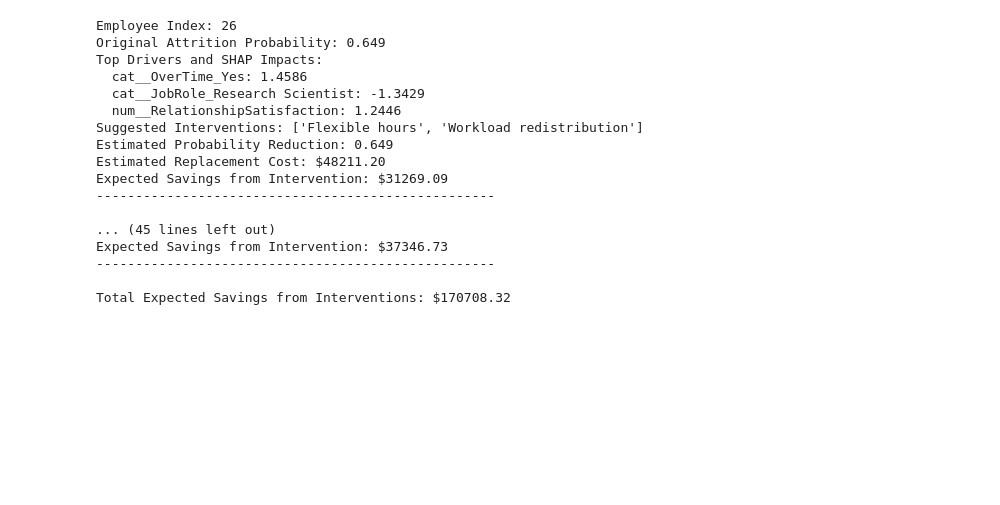
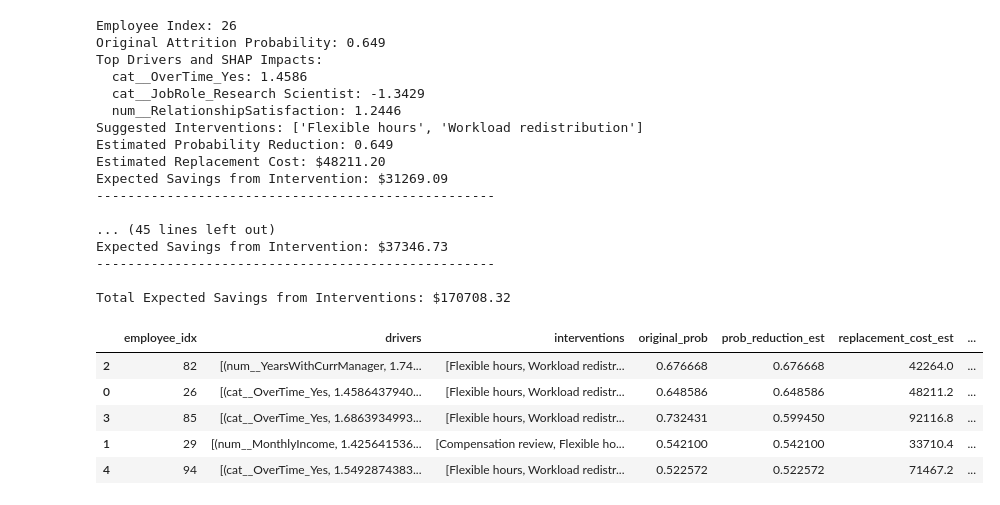
Before and after one commit to Matshiselan/HR-Employee-Attrition-Modeling, a Jupyter notebook: notebooks/hr_attrition_analysis.ipynb, the cells around one changed output. Cells and saved outputs as stored; diff of their text form; code cells hidden in the pictures; blank space fills up the shorter version.

```diff
--- a/notebooks/hr_attrition_analysis.ipynb
+++ b/notebooks/hr_attrition_analysis.ipynb
@@ -967,7 +967,7 @@ intervention_library = {
 pred_probs = final_pipeline.predict_proba(X_val)[:, 1]
 high_risk_indices = np.where(pred_probs > 0.5)[0]
 
-recommendations = []
+recommendations_2 = []
 
 for idx in high_risk_indices[:5]:
 
@@ -998,7 +998,7 @@ for idx in high_risk_indices[:5]:
     expected_savings = total_prob_reduction * replacement_cost if replacement_cost else None
 
     # Store output
-    recommendations.append({
+    recommendations_2.append({
         'employee_idx': idx,
         'drivers': list(zip(top_features, top_impacts)),
         'interventions': mapped,
@@ -1009,7 +1009,7 @@ for idx in high_risk_indices[:5]:
     })
 
 # Print results
-for rec in recommendations:
+for rec in recommendations_2:
     print(f"\nEmployee Index: {rec['employee_idx']}")
     print(f"Original Attrition Probability: {rec['original_prob']:.3f}")
     print("Top Drivers and SHAP Impacts:")
@@ -1043,3 +1043,16 @@ Expected Savings from Intervention: $37346.73
 ---------------------------------------------------
 
 Total Expected Savings from Interventions: $170708.32
+# %%
+# Convert recommendations to DataFrame for tabular view
+recommendations_df_2 = pd.DataFrame(recommendations_2)
+# sorting by probability reduction estimate
+recommendations_df_2 = recommendations_df_2.sort_values(by='prob_reduction_est', ascending=False)
+recommendations_df_2.head()
+# %% [output]
+|  | employee_idx | drivers | interventions | original_prob | prob_reduction_est | replacement_cost_est | ... |
+| 2 | 82 | [(num__YearsWithCurrManager, 1.74... | [Flexible hours, Workload redistr... | 0.676668 | 0.676668 | 42264.0 | ... |
+| 0 | 26 | [(cat__OverTime_Yes, 1.4586437940... | [Flexible hours, Workload redistr... | 0.648586 | 0.648586 | 48211.2 | ... |
+| 3 | 85 | [(cat__OverTime_Yes, 1.6863934993... | [Flexible hours, Workload redistr... | 0.732431 | 0.599450 | 92116.8 | ... |
+| 1 | 29 | [(num__MonthlyIncome, 1.425641536... | [Compensation review, Flexible ho... | 0.542100 | 0.542100 | 33710.4 | ... |
+| 4 | 94 | [(cat__OverTime_Yes, 1.5492874383... | [Flexible hours, Workload redistr... | 0.522572 | 0.522572 | 71467.2 | ... |
```
